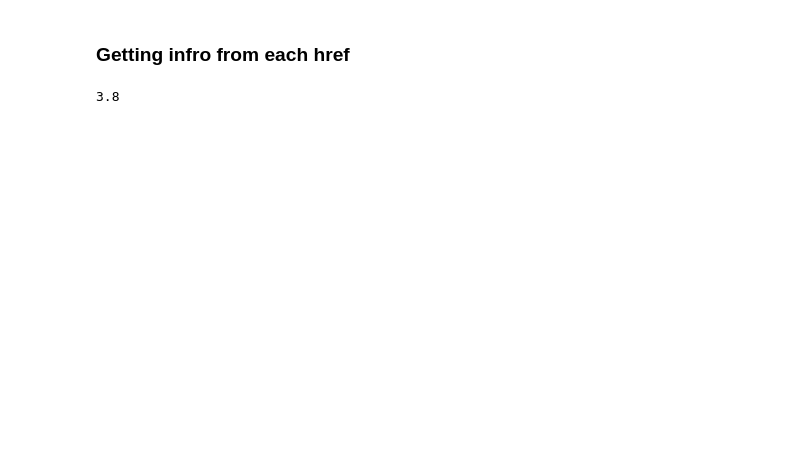
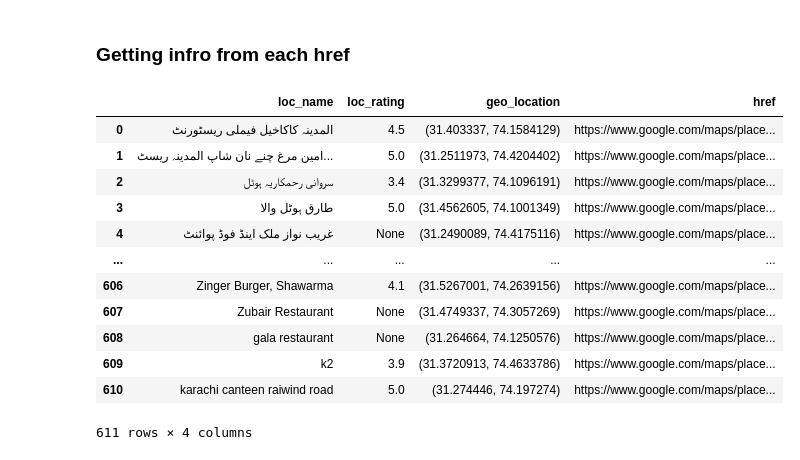
Before and after one commit to hyksos121/Google-Maps-Scraper, a Jupyter notebook: scrapper.ipynb, the cells around one changed output. Saved outputs shown, nothing was run; the diff lists cells and outputs as text; code cells hidden in the pictures; blank space fills up the shorter version.

```diff
--- a/scrapper.ipynb
+++ b/scrapper.ipynb
@@ -46,3 +46,0 @@ time.sleep(5)
-# %%
-loc_box = driver.find_element(By.XPATH, LOCATION_BOX_XPATH)
-action.move_to_element(loc_box).perform()
@@ -48,0 +51,13 @@ action.move_to_element(loc_box).perform()
+# %%
+## Covers all of lahore
+
+start_lat= 31.283179
+start_long= 74.080275
+
+stop_lat = 31.671291
+stop_long = 74.551132
+
+lat_dist = np.arange(start=start_lat, stop= stop_lat, step= 0.1, dtype= "float32")
+long_dist = np.arange(start=start_long, stop= stop_long, step= 0.1, dtype= "float32")
+
+geo_loc_grid = np.transpose([np.tile(lat_dist, len(long_dist)), np.repeat(long_dist, len(lat_dist))])
@@ -135,15 +254,33 @@ for href in href_list:
     time.sleep(0.5)
 
     name = driver.find_element(By.XPATH, LOC_NAME_XPATH).text
-    rating = driver.find_element(By.XPATH, LOC_RATING_XPATH).text
+
+    try:
+        rating = driver.find_element(By.XPATH, LOC_RATING_XPATH).text
+    except selExcep.NoSuchElementException:
+        rating = None
+
 
     loc_names.append(name)
     loc_ratings.append(rating)
     geo_locs.append(lat_long)
-# %% [output]
-3.8
 # %%
 df["loc_name"] = loc_names
 df["loc_rating"] = loc_ratings
-df["geo_location"] = geo_loc
-df["href"]
+df["geo_location"] = geo_locs
+df["href"] = href_list
+df
+# %% [output]
+|  | loc_name | loc_rating | geo_location | href |
+| 0 | المدینہ کاکاخیل فیملی ریسٹورنٹ | 4.5 | (31.403337, 74.1584129) | https://www.google.com/maps/place... |
+| 1 | امین مرغ چنے نان شاپ المدینہ ریسٹ... | 5.0 | (31.2511973, 74.4204402) | https://www.google.com/maps/place... |
+| 2 | سروانی رحمکاریہ ہوٹل | 3.4 | (31.3299377, 74.1096191) | https://www.google.com/maps/place... |
+| 3 | طارق ہوٹل والا | 5.0 | (31.4562605, 74.1001349) | https://www.google.com/maps/place... |
+| 4 | غریب نواز ملک اینڈ فوڈ پوائنٹ | None | (31.2490089, 74.4175116) | https://www.google.com/maps/place... |
+| ... | ... | ... | ... | ... |
+| 606 | Zinger Burger, Shawarma | 4.1 | (31.5267001, 74.2639156) | https://www.google.com/maps/place... |
+| 607 | Zubair Restaurant | None | (31.4749337, 74.3057269) | https://www.google.com/maps/place... |
+| 608 | gala restaurant | None | (31.264664, 74.1250576) | https://www.google.com/maps/place... |
+| 609 | k2 | 3.9 | (31.3720913, 74.4633786) | https://www.google.com/maps/place... |
+| 610 | karachi canteen raiwind road | 5.0 | (31.274446, 74.197274) | https://www.google.com/maps/place... |
+611 rows × 4 columns
```
Also changed, not shown: parts of 17 cells of this notebook, 1 other file.
